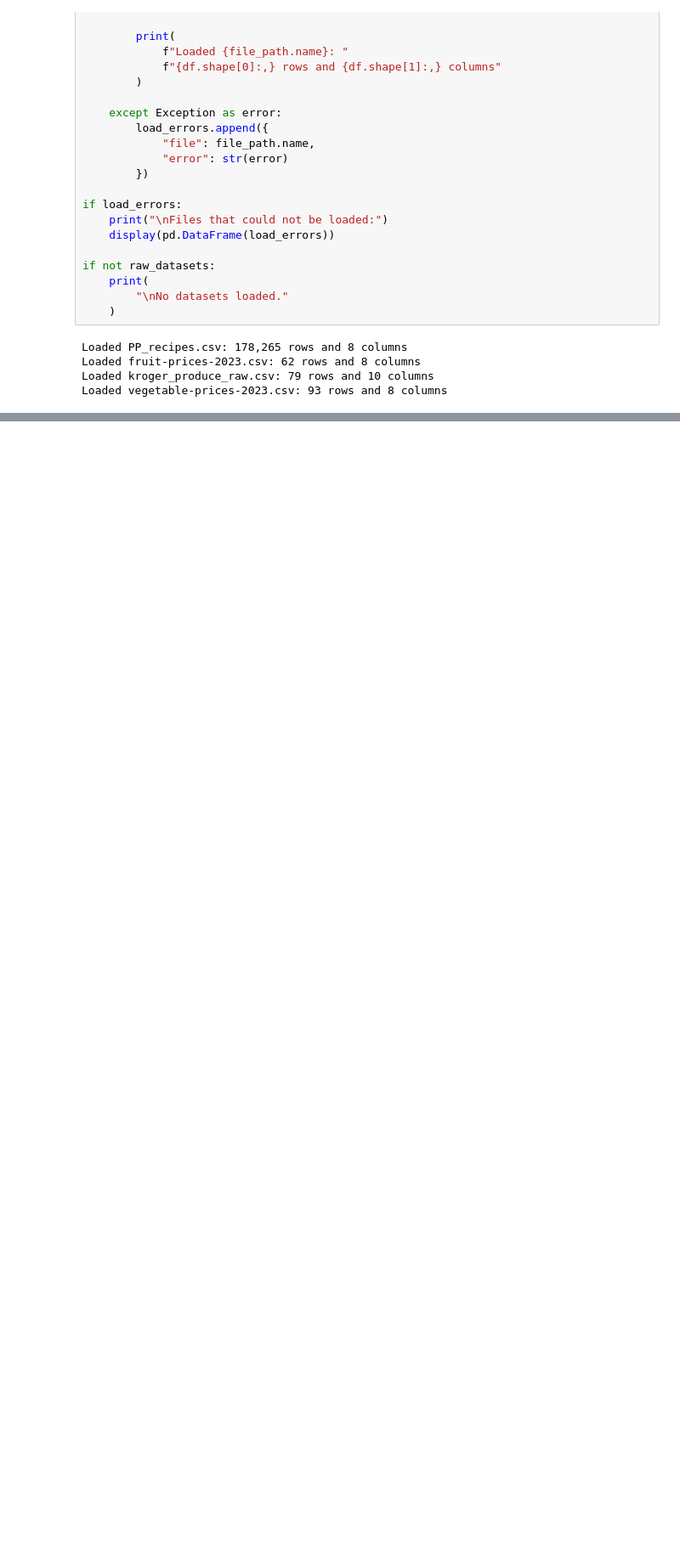
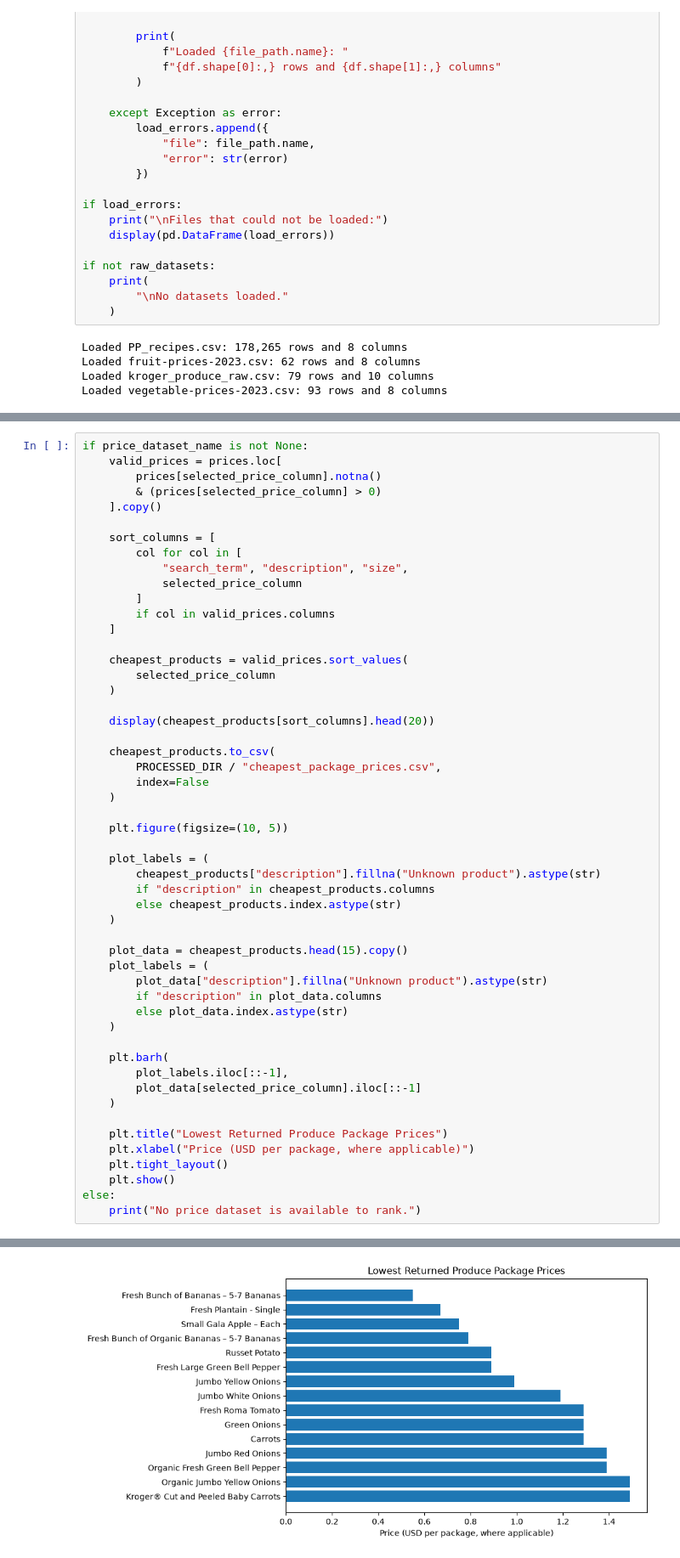
Before and after one commit to BH-Portfolio/produce-recommender, a Jupyter notebook: notebooks/data_collection_preprocessing.ipynb, the cells around one changed output, grey strips where cells are left out. Shown at 85% size. Saved outputs shown, nothing was run; the diff lists cells and outputs as text; blank space fills up the shorter version.

```diff
--- a/notebooks/data_collection_preprocessing.ipynb
+++ b/notebooks/data_collection_preprocessing.ipynb
@@ -311,0 +866,53 @@ Loaded vegetable-prices-2023.csv: 93 rows and 8 columns
+# %%
+if price_dataset_name is not None:
+    valid_prices = prices.loc[
+        prices[selected_price_column].notna()
+        & (prices[selected_price_column] > 0)
+    ].copy()
+
+    sort_columns = [
+        col for col in [
+            "search_term", "description", "size",
+            selected_price_column
+        ]
+        if col in valid_prices.columns
+    ]
+
+    cheapest_products = valid_prices.sort_values(
+        selected_price_column
+    )
+
+    display(cheapest_products[sort_columns].head(20))
+
+    cheapest_products.to_csv(
+        PROCESSED_DIR / "cheapest_package_prices.csv",
+        index=False
+    )
+
+    plt.figure(figsize=(10, 5))
+
+    plot_labels = (
+        cheapest_products["description"].fillna("Unknown product").astype(str)
+        if "description" in cheapest_products.columns
+        else cheapest_products.index.astype(str)
+    )
+
+    plot_data = cheapest_products.head(15).copy()
+    plot_labels = (
+        plot_data["description"].fillna("Unknown product").astype(str)
+        if "description" in plot_data.columns
+        else plot_data.index.astype(str)
+    )
+
+    plt.barh(
+        plot_labels.iloc[::-1],
+        plot_data[selected_price_column].iloc[::-1]
+    )
+
+    plt.title("Lowest Returned Produce Package Prices")
+    plt.xlabel("Price (USD per package, where applicable)")
+    plt.tight_layout()
+    plt.show()
+else:
+    print("No price dataset is available to rank.")
+# %% [output]
@@ -311,0 +936 @@ Loaded vegetable-prices-2023.csv: 93 rows and 8 columns
+[figure, added]
```
Also changed, not shown: parts of 15 cells of this notebook.
